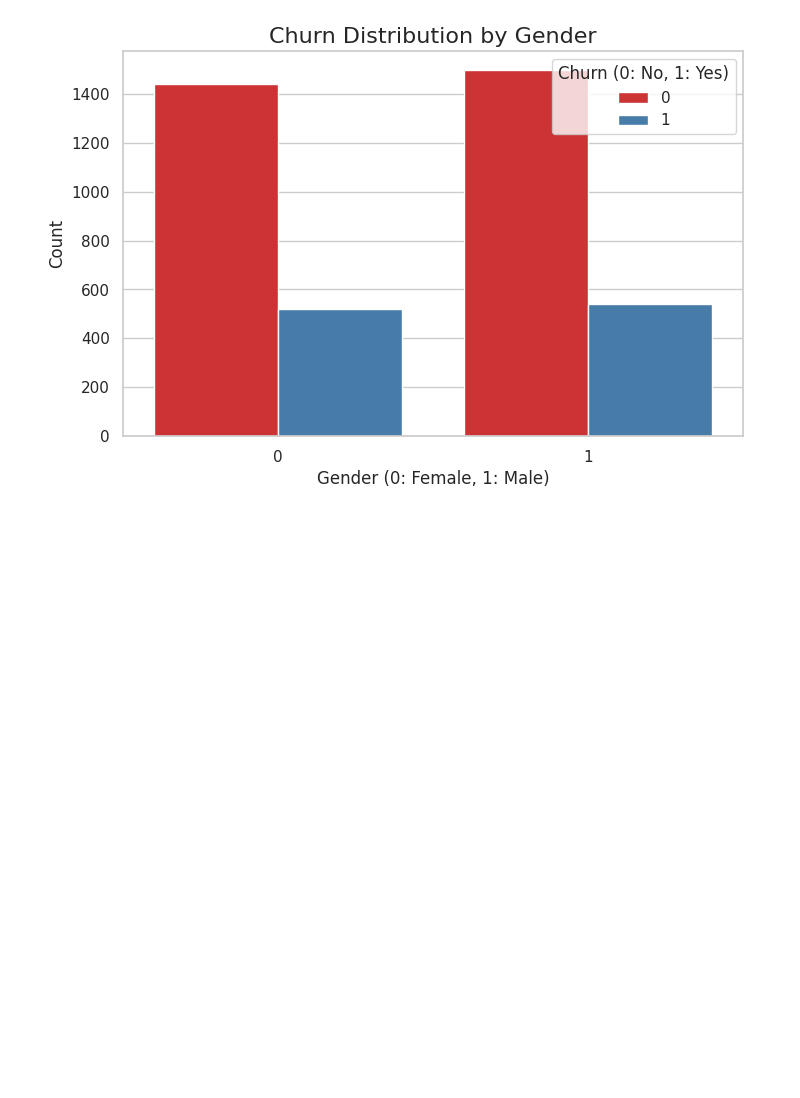
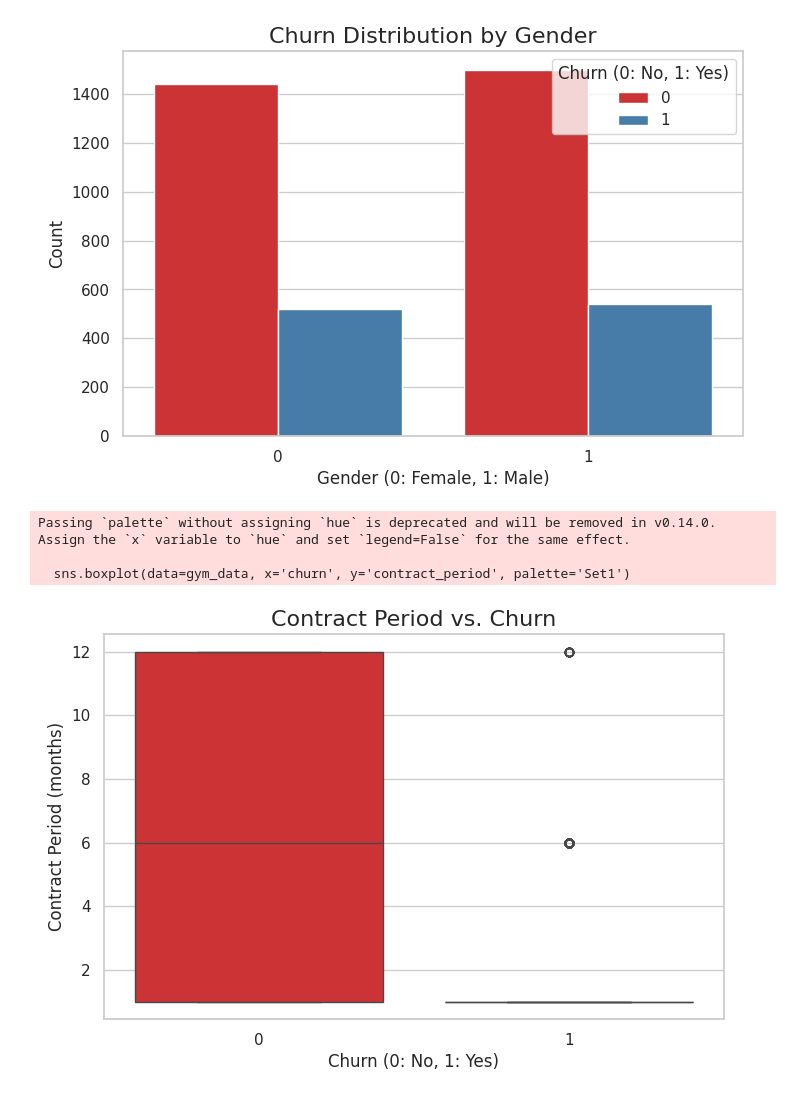
Before and after one commit to bhutto17/Fitness-Center-Retention-Analysis, a Jupyter notebook: Fitness_Center_Retention_Analysis.ipynb, the cells around one changed output. Drawn from its saved outputs; the diff is of its cells as text; code cells hidden in the pictures; blank space fills up the shorter version.

Commit message:
Analyzed contract period vs. churn with boxplot visualization

```diff
--- a/Fitness_Center_Retention_Analysis.ipynb
+++ b/Fitness_Center_Retention_Analysis.ipynb
@@ -199,3 +199,16 @@ plt.legend(title='Churn (0: No, 1: Yes)')
 plt.show()
 # %% [output]
 [figure]
+# %%
+# Contract Period vs. Churn
+plt.figure(figsize=(8, 5))
+sns.boxplot(data=gym_data, x='churn', y='contract_period', palette='Set1')
+plt.title('Contract Period vs. Churn', fontsize=16)
+plt.xlabel('Churn (0: No, 1: Yes)')
+plt.ylabel('Contract Period (months)')
+plt.show()
+# %% [output]
+Passing `palette` without assigning `hue` is deprecated and will be removed in v0.14.0. Assign the `x` variable to `hue` and set `legend=False` for the same effect.
+
+  sns.boxplot(data=gym_data, x='churn', y='contract_period', palette='Set1')
+[figure, added]
```
